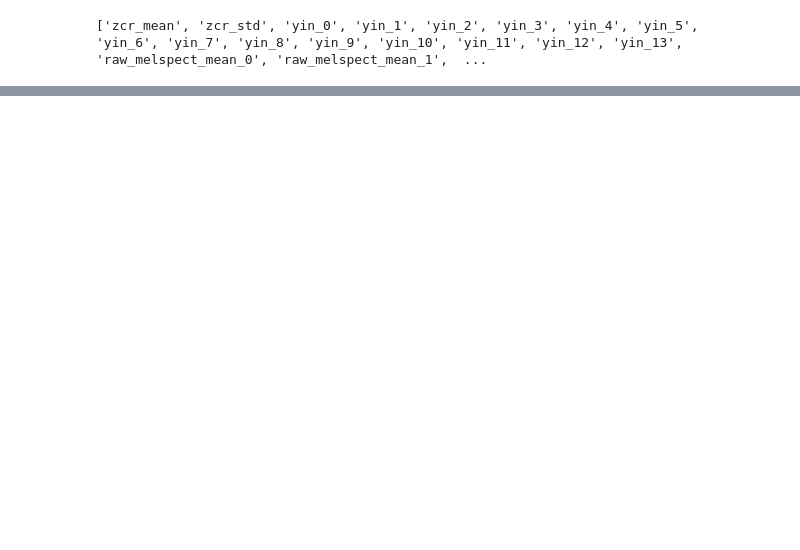
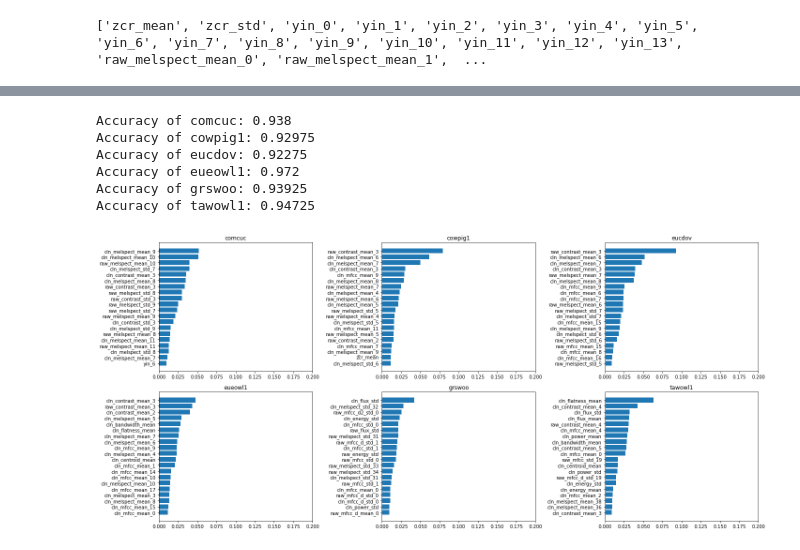
Before and after one commit to th3lias/mlpc2023, a Jupyter notebook: Notebooks/feature_importance.ipynb, the cells around one changed output, grey strips where cells are left out. Saved outputs shown, nothing was run; the diff lists cells and outputs as text; code cells hidden in the pictures; blank space fills up the shorter version.

Commit message:
complete feature importance

```diff
--- a/Notebooks/feature_importance.ipynb
+++ b/Notebooks/feature_importance.ipynb
@@ -114,0 +131,39 @@ IndexError: only integers, slices (`:`), ellipsis (`...`), numpy.newaxis (`None`
+# %%
+# get important features by random forest
+from sklearn.ensemble import RandomForestClassifier
+from sklearn.model_selection import train_test_split
+from sklearn.metrics import accuracy_score
+
+def get_important_features(species) -> list:
+    X = all_species[species][:, :-1]
+    y = all_species[species][:, -1]
+    X_train, X_test, y_train, y_test = train_test_split(X, y, test_size=0.2, random_state=42)
+    clf = RandomForestClassifier(n_estimators=50, random_state=42)
+    clf.fit(X_train, y_train)
+    y_pred = clf.predict(X_test)
+    print(f'Accuracy of {species}: {accuracy_score(y_test, y_pred)}')
+    return clf.feature_importances_
+
+important_features = {species: get_important_features(species) for species in get_species_folders()}
+sorted_important_features = {species: np.argsort(important_features[species]) for species in important_features.keys()}
+sorted_important_features_with_label = {species: [feature_names[i] for i in sorted_important_features[species]] for species in sorted_important_features.keys()}
+top_20 = {species: sorted_important_features_with_label[species][-20:] for species in sorted_important_features_with_label.keys()}
+bottom_20 = {species: sorted_important_features_with_label[species][:20] for species in sorted_important_features_with_label.keys()}
+# plot top feature for each species in a grid
+plt.figure(figsize=(20, 9))
+for i, species in enumerate(top_20.keys()):
+    plt.subplot(2, 3, i+1)
+    plt.barh(top_20[species], important_features[species][sorted_important_features[species][-20:]])
+    plt.title(species)
+    plt.tight_layout()
+    plt.xlim(0, 0.2)
+# save plot
+plt.savefig('..\\plots\\top_10_features_random_forest.jpg')
+# %% [output]
+Accuracy of comcuc: 0.938
+Accuracy of cowpig1: 0.92975
+Accuracy of eucdov: 0.92275
+Accuracy of eueowl1: 0.972
+Accuracy of grswoo: 0.93925
+Accuracy of tawowl1: 0.94725
+[figure, added]
```
Also changed, not shown: parts of 9 cells of this notebook, 24 other files.
